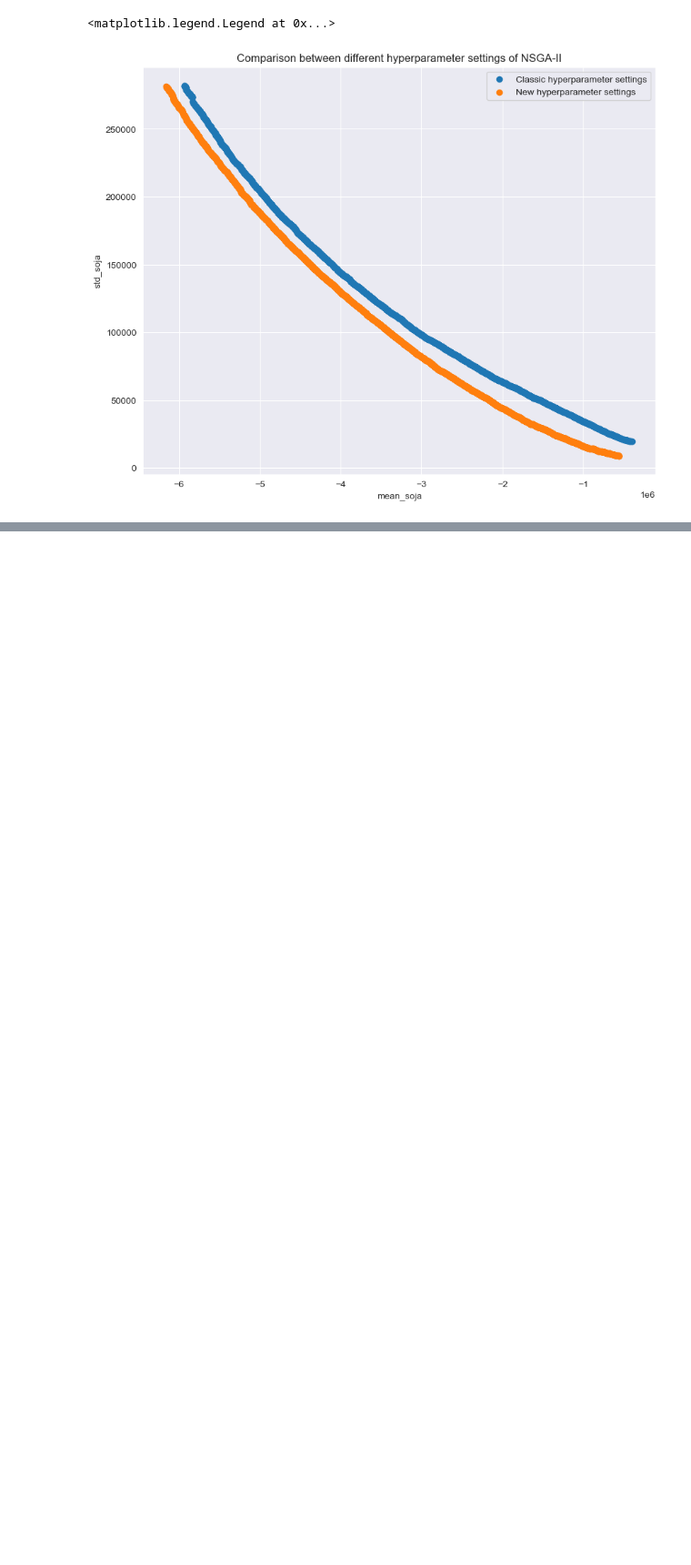
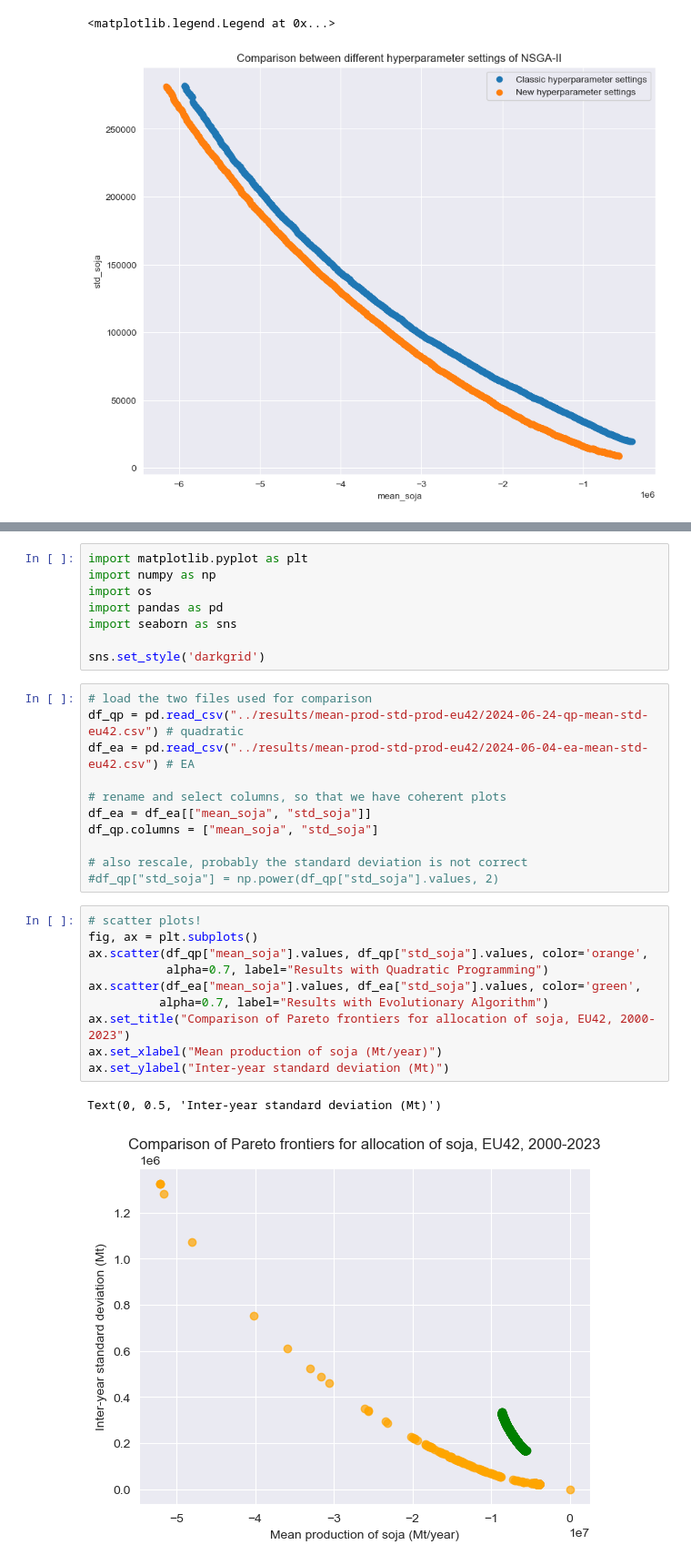
Before and after one commit to albertotonda/optimization-crop-allocation, a Jupyter notebook: src/plot_figures.ipynb, the cells around one changed output, grey strips where cells are left out. Shown at 91% size. Drawn from its saved outputs; the diff is of its cells as text; blank space fills up the shorter version.

```diff
--- a/src/plot_figures.ipynb
+++ b/src/plot_figures.ipynb
@@ -194,0 +198,32 @@ ax.legend(loc='best')
+# %%
+import matplotlib.pyplot as plt
+import numpy as np
+import os
+import pandas as pd
+import seaborn as sns
+
+sns.set_style('darkgrid')
+# %%
+# load the two files used for comparison
+df_qp = pd.read_csv("../results/mean-prod-std-prod-eu42/2024-06-24-qp-mean-std-eu42.csv") # quadratic
+df_ea = pd.read_csv("../results/mean-prod-std-prod-eu42/2024-06-04-ea-mean-std-eu42.csv") # EA
+
+# rename and select columns, so that we have coherent plots
+df_ea = df_ea[["mean_soja", "std_soja"]]
+df_qp.columns = ["mean_soja", "std_soja"]
+
+# also rescale, probably the standard deviation is not correct
+#df_qp["std_soja"] = np.power(df_qp["std_soja"].values, 2)
+# %%
+# scatter plots!
+fig, ax = plt.subplots()
+ax.scatter(df_qp["mean_soja"].values, df_qp["std_soja"].values, color='orange',
+           alpha=0.7, label="Results with Quadratic Programming")
+ax.scatter(df_ea["mean_soja"].values, df_ea["std_soja"].values, color='green',
+          alpha=0.7, label="Results with Evolutionary Algorithm")
+ax.set_title("Comparison of Pareto frontiers for allocation of soja, EU42, 2000-2023")
+ax.set_xlabel("Mean production of soja (Mt/year)")
+ax.set_ylabel("Inter-year standard deviation (Mt)")
+# %% [output]
+Text(0, 0.5, 'Inter-year standard deviation (Mt)')
+[figure, added]
```
Also changed, not shown: parts of 2 cells of this notebook, 4 other files.
